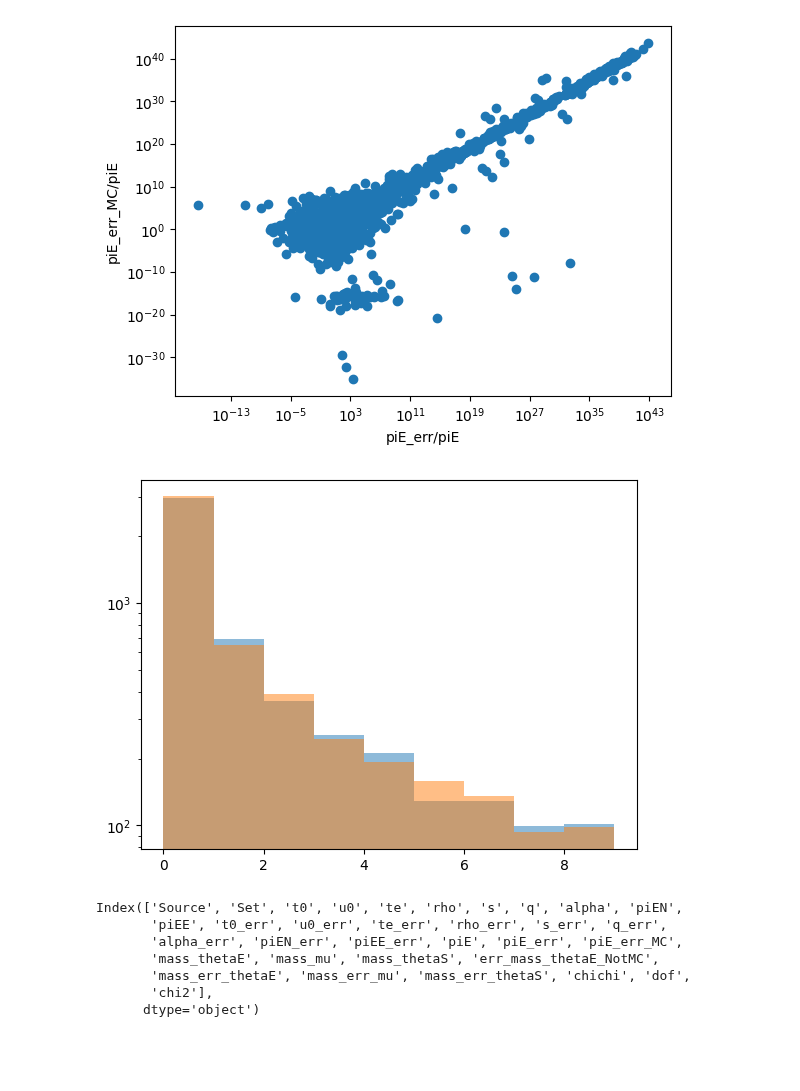
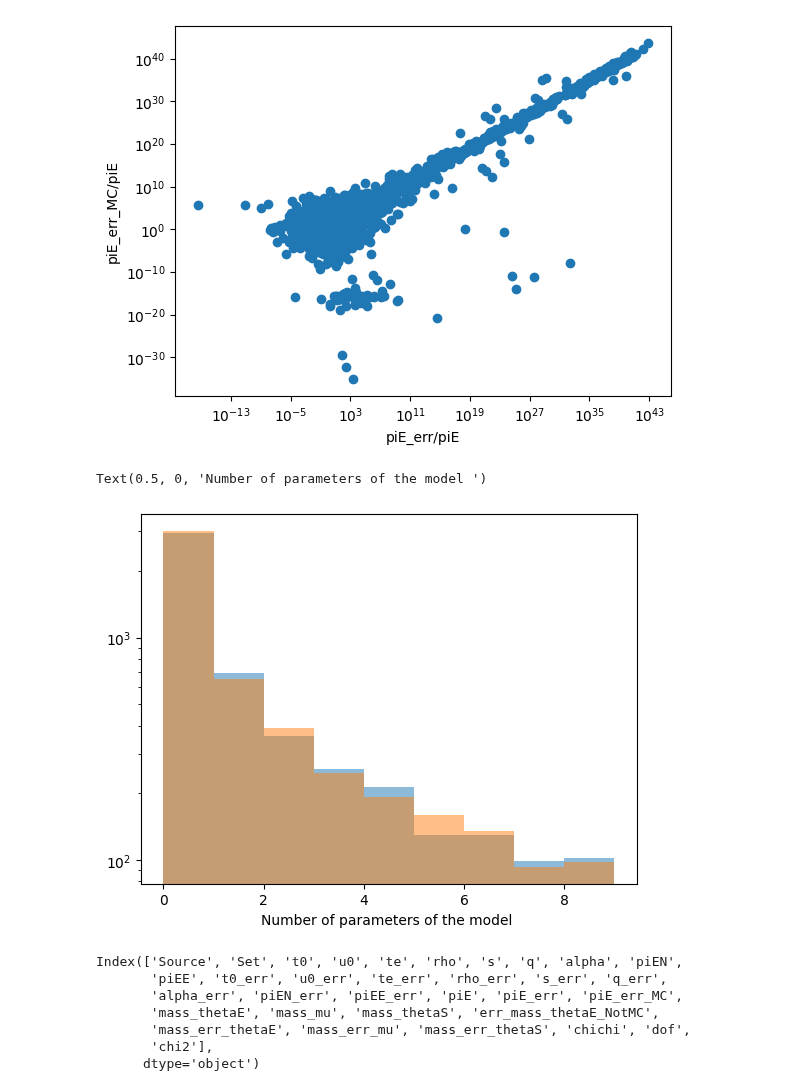
Before and after one commit to anibal-art/roman_rubin, a Jupyter notebook: notebooks/Binary_Lens_results-Copy1.ipynb, the cells around one changed output. Drawn from its saved outputs; the diff is of its cells as text; code cells hidden in the pictures; blank space fills up the shorter version.

```diff
--- a/notebooks/Binary_Lens_results-Copy1.ipynb
+++ b/notebooks/Binary_Lens_results-Copy1.ipynb
@@ -107,9 +104,11 @@ plt.xscale('log')
 # %%
 plt.hist(fit_roman['piE_err_MC']/fit_roman['piE'], bins=np.arange(0,10,1),alpha=0.5)
 plt.hist(fit_rr['piE_err']/fit_rr['piE'], bins=np.arange(0,10,1),alpha=0.5)
 plt.yscale('log')
+plt.xlabel("Number of parameters of the model ")
 # %% [output]
+Text(0.5, 0, 'Number of parameters of the model ')
-[figure, old version]
+[figure, new version]
 # %%
 fit_rr.columns
 # %% [output]
```
Also changed, not shown: parts of 2 cells of this notebook.
